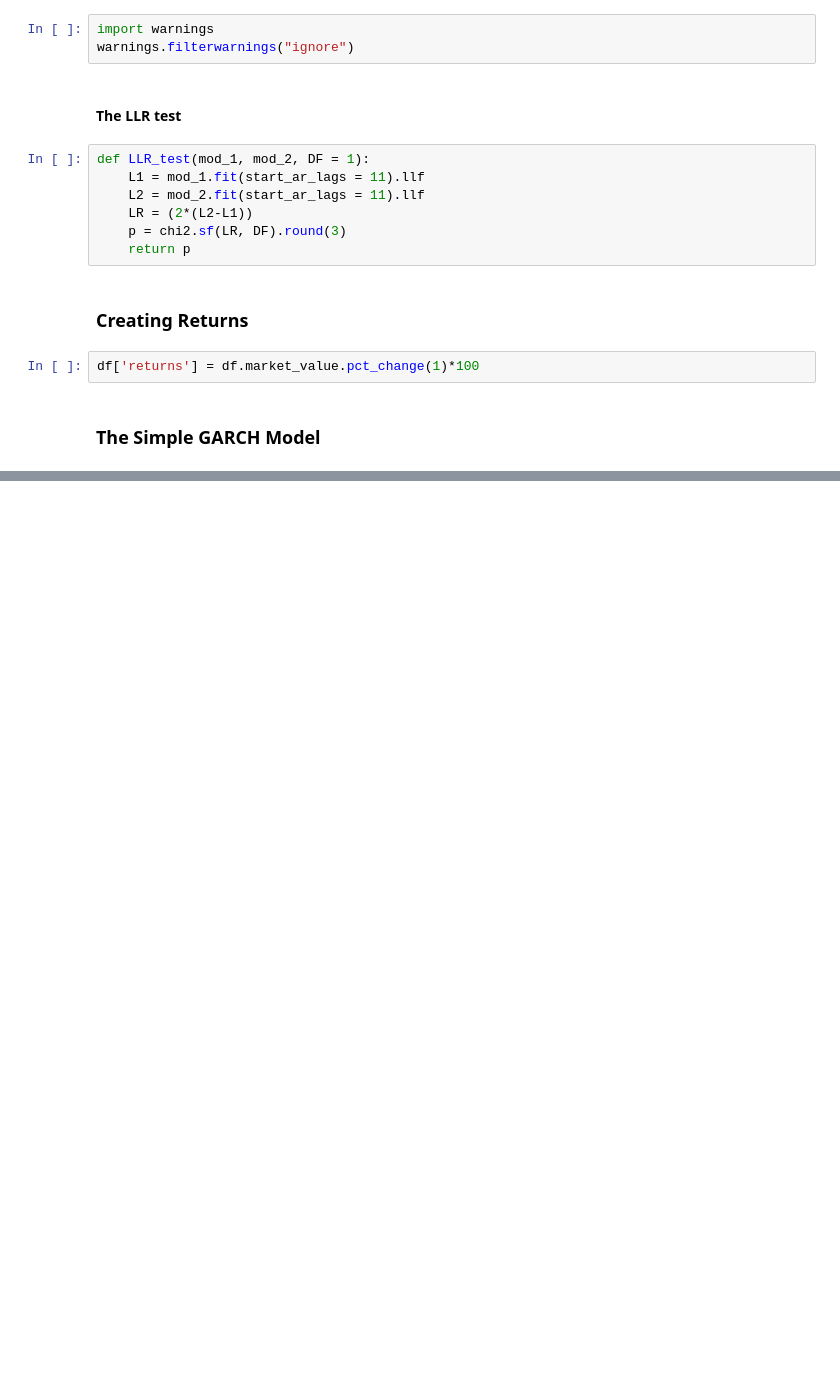
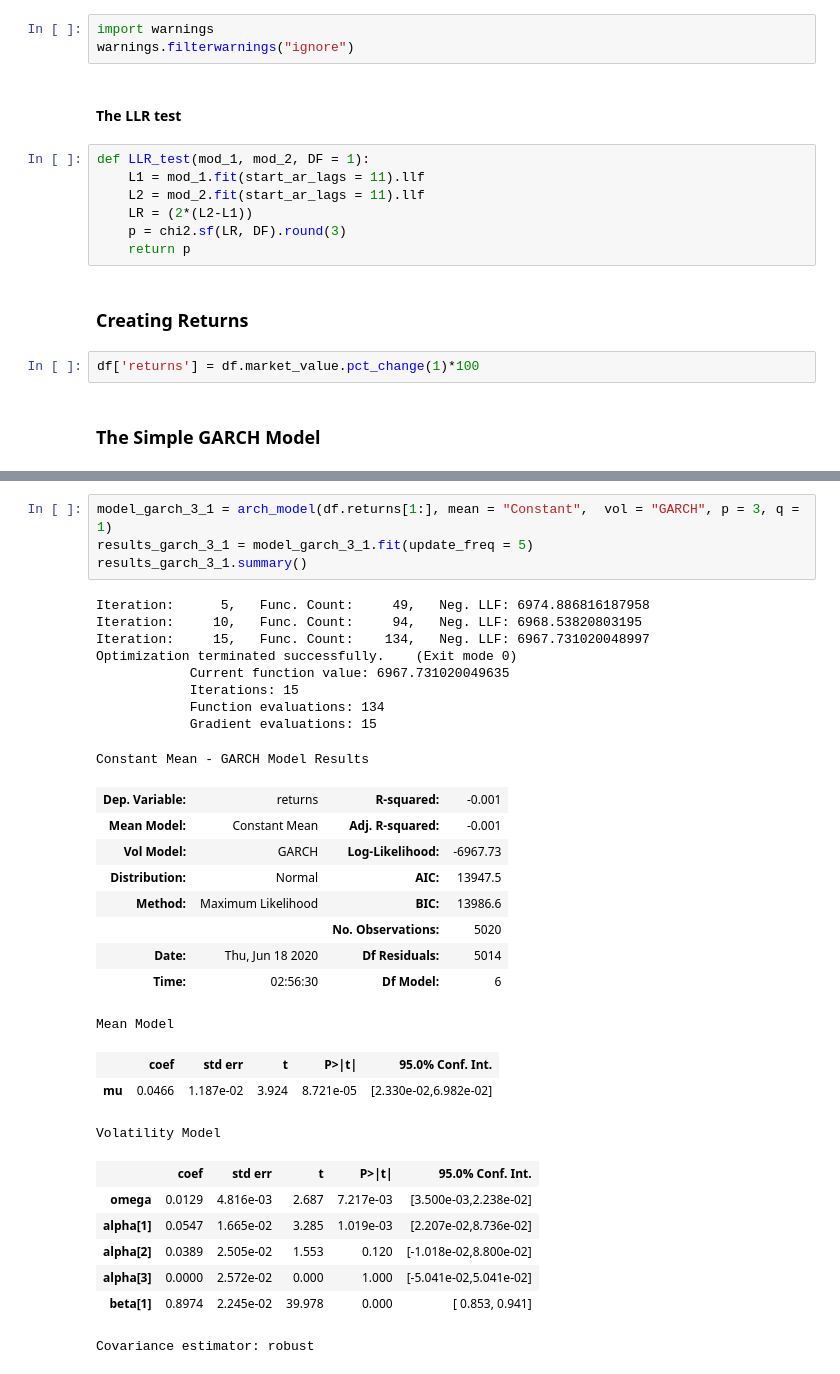
Before and after one commit to ajmal017/Time-Series-Modeling, a Jupyter notebook: 9_The_GARCH_model.ipynb, the cells around one changed output, grey strips where cells are left out. Drawn from its saved outputs; the diff is of its cells as text; blank space fills up the shorter version.

```diff
--- a/9_The_GARCH_model.ipynb
+++ b/9_The_GARCH_model.ipynb
@@ -88,0 +216,33 @@ df['returns'] = df.market_value.pct_change(1)*100
+# %%
+model_garch_3_1 = arch_model(df.returns[1:], mean = "Constant",  vol = "GARCH", p = 3, q = 1)
+results_garch_3_1 = model_garch_3_1.fit(update_freq = 5)
+results_garch_3_1.summary()
+# %% [output]
+Iteration:      5,   Func. Count:     49,   Neg. LLF: 6974.886816187958
+Iteration:     10,   Func. Count:     94,   Neg. LLF: 6968.53820803195
+Iteration:     15,   Func. Count:    134,   Neg. LLF: 6967.731020048997
+Optimization terminated successfully.    (Exit mode 0)
+            Current function value: 6967.731020049635
+            Iterations: 15
+            Function evaluations: 134
+            Gradient evaluations: 15
+Constant Mean - GARCH Model Results
+| Dep. Variable: | returns | R-squared: | -0.001 |
+| Mean Model: | Constant Mean | Adj. R-squared: | -0.001 |
+| Vol Model: | GARCH | Log-Likelihood: | -6967.73 |
+| Distribution: | Normal | AIC: | 13947.5 |
+| Method: | Maximum Likelihood | BIC: | 13986.6 |
+|  |  | No. Observations: | 5020 |
+| Date: | Thu, Jun 18 2020 | Df Residuals: | 5014 |
+| Time: | 02:56:30 | Df Model: | 6 |
+Mean Model
+|  | coef | std err | t | P>|t| | 95.0% Conf. Int. |
+| mu | 0.0466 | 1.187e-02 | 3.924 | 8.721e-05 | [2.330e-02,6.982e-02] |
+Volatility Model
+|  | coef | std err | t | P>|t| | 95.0% Conf. Int. |
+| omega | 0.0129 | 4.816e-03 | 2.687 | 7.217e-03 | [3.500e-03,2.238e-02] |
+| alpha[1] | 0.0547 | 1.665e-02 | 3.285 | 1.019e-03 | [2.207e-02,8.736e-02] |
+| alpha[2] | 0.0389 | 2.505e-02 | 1.553 | 0.120 | [-1.018e-02,8.800e-02] |
+| alpha[3] | 0.0000 | 2.572e-02 | 0.000 | 1.000 | [-5.041e-02,5.041e-02] |
+| beta[1] | 0.8974 | 2.245e-02 | 39.978 | 0.000 | [ 0.853, 0.941] |
+Covariance estimator: robust
```
Also changed, not shown: parts of 5 cells of this notebook.
